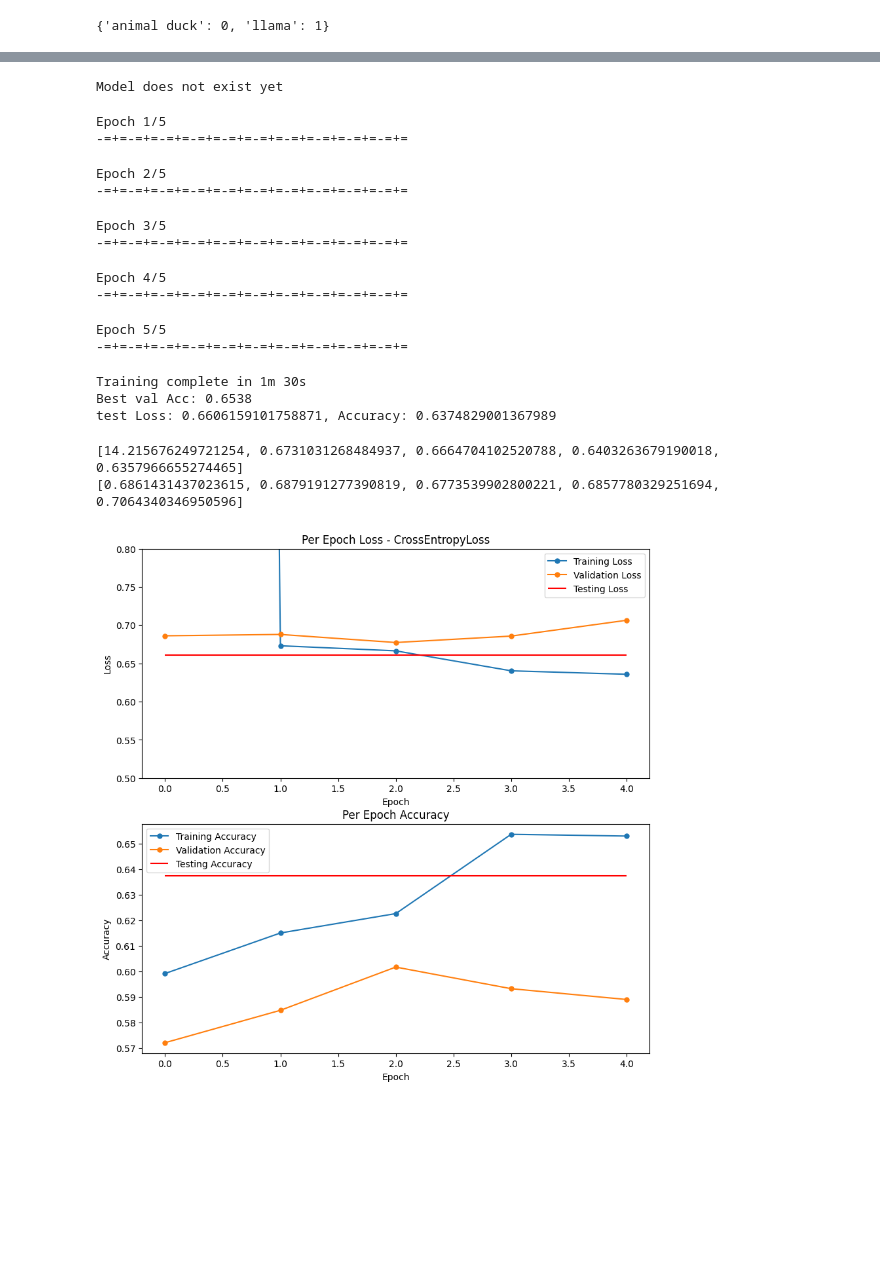
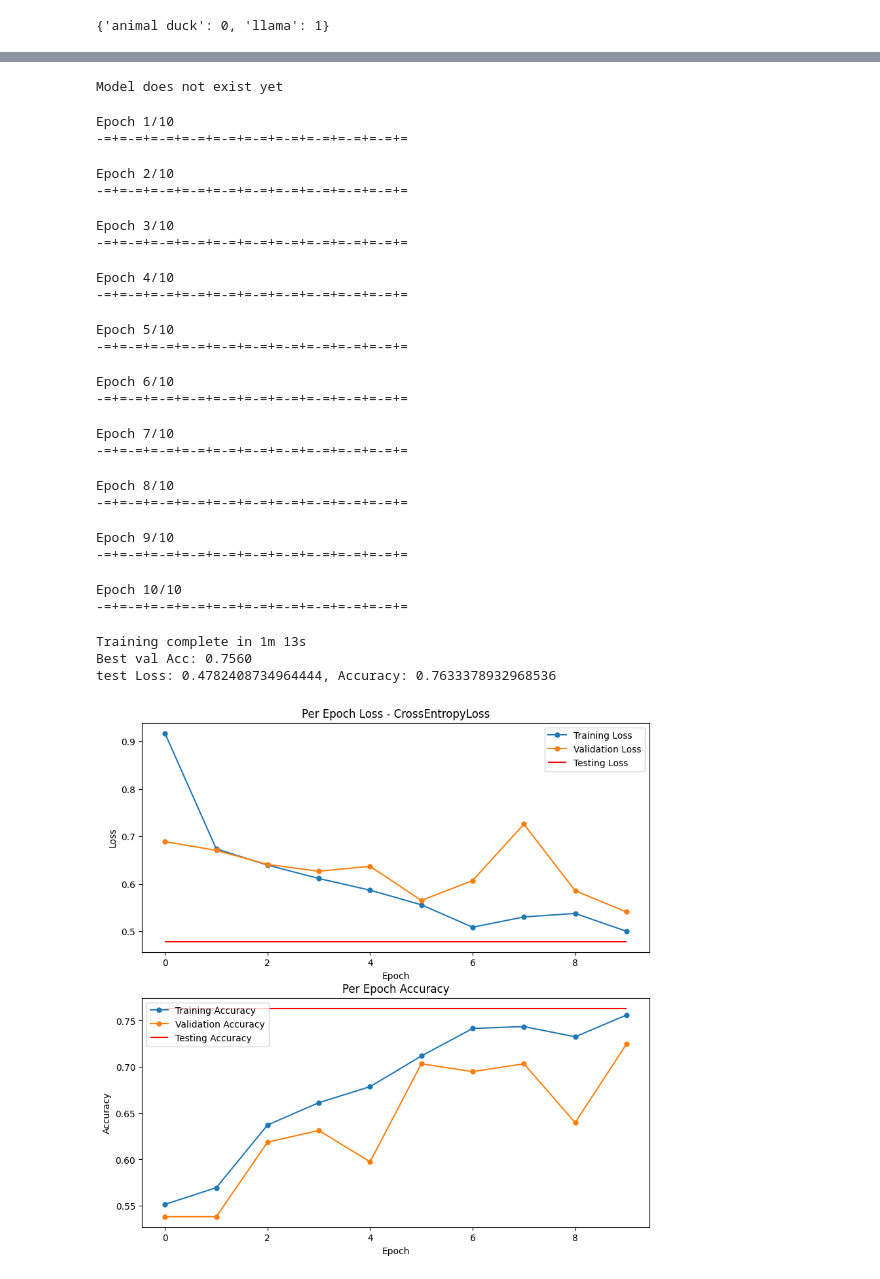
Before and after one commit to artiV4/LlamaOrDuck, a Jupyter notebook: llama_or_duck.ipynb, the cells around one changed output, grey strips where cells are left out. Cells and saved outputs as stored; diff of their text form; code cells hidden in the pictures; blank space fills up the shorter version.

```diff
--- a/llama_or_duck.ipynb
+++ b/llama_or_duck.ipynb
@@ -367,9 +424,8 @@ Estimated Total Size (MB): 307.57
 # %%
-# model_name= "densenet121"
-# curr_model = densenet
+epochs = 10
 rgb=True
-model_name= "RGBCNN1"
-curr_model = RGB_CNN1()
+model_name= "AlexNet"
+curr_model = AlexNet()
 criterion = torch.nn.CrossEntropyLoss()
 criterion_name = "CrossEntropyLoss"
 optimizer = torch.optim.Adam(curr_model.parameters(), lr = 1e-3)
@@ -382,28 +438,32 @@ try:
 except FileNotFoundError:
     print("Model does not exist yet")
 
-training_losses, training_accs, val_losses, val_accs, test_loss, test_acc, best_epoch = fit(model=curr_model, model_name=model_name, criterion=criterion, optimizer=optimizer, epochs = 5, rgb=rgb, verbose = 1)
+training_losses, training_accs, val_losses, val_accs, test_loss, test_acc, best_epoch = fit(model=curr_model, model_name=model_name, criterion=criterion, optimizer=optimizer, epochs = epochs, rgb=rgb, verbose = 1)
 # %% [output]
 Model does not exist yet
-Epoch 1/5
+Epoch 1/10
 -=+=-=+=-=+=-=+=-=+=-=+=-=+=-=+=-=+=-=+=
-Epoch 2/5
+Epoch 2/10
 -=+=-=+=-=+=-=+=-=+=-=+=-=+=-=+=-=+=-=+=
-Epoch 3/5
+Epoch 3/10
 -=+=-=+=-=+=-=+=-=+=-=+=-=+=-=+=-=+=-=+=
-Epoch 4/5
+Epoch 4/10
 -=+=-=+=-=+=-=+=-=+=-=+=-=+=-=+=-=+=-=+=
-Epoch 5/5
+Epoch 5/10
 -=+=-=+=-=+=-=+=-=+=-=+=-=+=-=+=-=+=-=+=
-Training complete in 1m 30s
-Best val Acc: 0.6538
-test Loss: 0.6606159101758871, Accuracy: 0.6374829001367989
+Epoch 6/10
+-=+=-=+=-=+=-=+=-=+=-=+=-=+=-=+=-=+=-=+=
+Epoch 7/10
+-=+=-=+=-=+=-=+=-=+=-=+=-=+=-=+=-=+=-=+=
+Epoch 8/10
+-=+=-=+=-=+=-=+=-=+=-=+=-=+=-=+=-=+=-=+=
+Epoch 9/10
+-=+=-=+=-=+=-=+=-=+=-=+=-=+=-=+=-=+=-=+=
+Epoch 10/10
+-=+=-=+=-=+=-=+=-=+=-=+=-=+=-=+=-=+=-=+=
+Training complete in 1m 13s
+Best val Acc: 0.7560
+test Loss: 0.4782408734964444, Accuracy: 0.7633378932968536
-# %%
-print(training_losses)
-print(val_losses)
-# %% [output]
-[14.215676249721254, 0.6731031268484937, 0.6664704102520788, 0.6403263679190018, 0.6357966655274465]
-[0.6861431437023615, 0.6879191277390819, 0.6773539902800221, 0.6857780329251694, 0.7064340346950596]
 # %%
 num_epochs = len(training_losses)
 plt.figure(figsize=(10,10))
@@ -413,7 +473,7 @@ plt.plot(range(0,num_epochs), val_losses, marker='o', markersize=5, label="Valid
 plt.hlines(test_loss, 0, num_epochs-1, colors='r', label="Testing Loss")
 # plt.vlines(best_epoch, np.min(training_losses), np.max(training_losses), colors='g')
 # plt.ylim(min(min(training_losses), min(val_losses), test_loss)-0.0125, min(max(training_losses), max(val_losses), test_loss, 2)+0.0125)
-plt.ylim(0.5,0.8)
+# plt.ylim(0.5,0.8)
 plt.title(f"Per Epoch Loss - {criterion_name}")
 plt.xlabel("Epoch")
 plt.ylabel("Loss")
@@ -421,31 +481,31 @@ plt.legend(loc='best')
 
 plt.subplot(2,1, 2)
 plt.plot(range(0,num_epochs), training_accs, marker='o', markersize=5, label="Training Accuracy")#np.linspace(0, num_epochs, num_epochs))
 plt.plot(range(0,num_epochs), val_accs, marker='o', markersize=5, label="Validation Accuracy")
 plt.hlines(test_acc, 0, num_epochs-1, colors='r', label="Testing Accuracy")
 # plt.vlines(best_epoch, np.min(training_accs), np.max(training_accs), colors='g')
 plt.title(f"Per Epoch Accuracy")
 plt.xlabel("Epoch")
 plt.ylabel("Accuracy")
 plt.legend(loc='best')
 
 
 # plt.subplot(2,2, 3)
 # plt.plot(range(0,num_epochs), val_losses, marker='o', markersize=5)
 # plt.hlines(test_loss, 0, num_epochs-1, colors='r')
 # # plt.vlines(best_epoch, np.min(val_losses), np.max(val_losses), colors='g')
 # plt.title(f"Epoch Validation Loss - {criterion_name}")
 # plt.xlabel("Epoch")
 # plt.ylabel("Loss")
 
 # plt.subplot(2,2, 4)
 # plt.plot(range(0,num_epochs), val_accs, marker='o', markersize=5)
 # plt.hlines(test_acc, 0, num_epochs-1, colors='r')
 # # plt.vlines(best_epoch, np.min(val_accs), np.max(val_accs), colors='g')
 # plt.title(f"Epoch Validation Accuracy")
 # plt.xlabel("Epoch")
 # plt.ylabel("Accuracy")
 # plt.savefig(?)
 plt.show()
 # %% [output]
-[figure, old version]
+[figure, new version]
```
Also changed, not shown: parts of 2 cells of this notebook.
